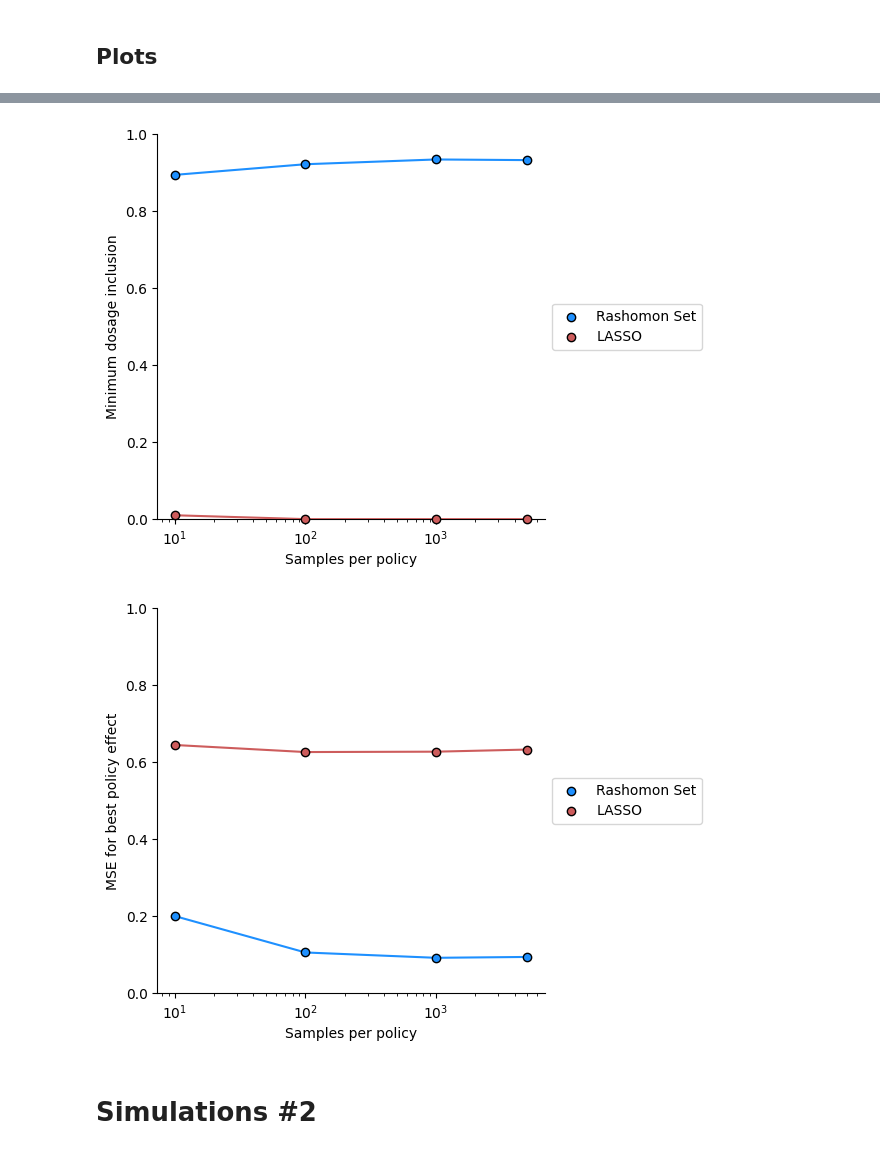
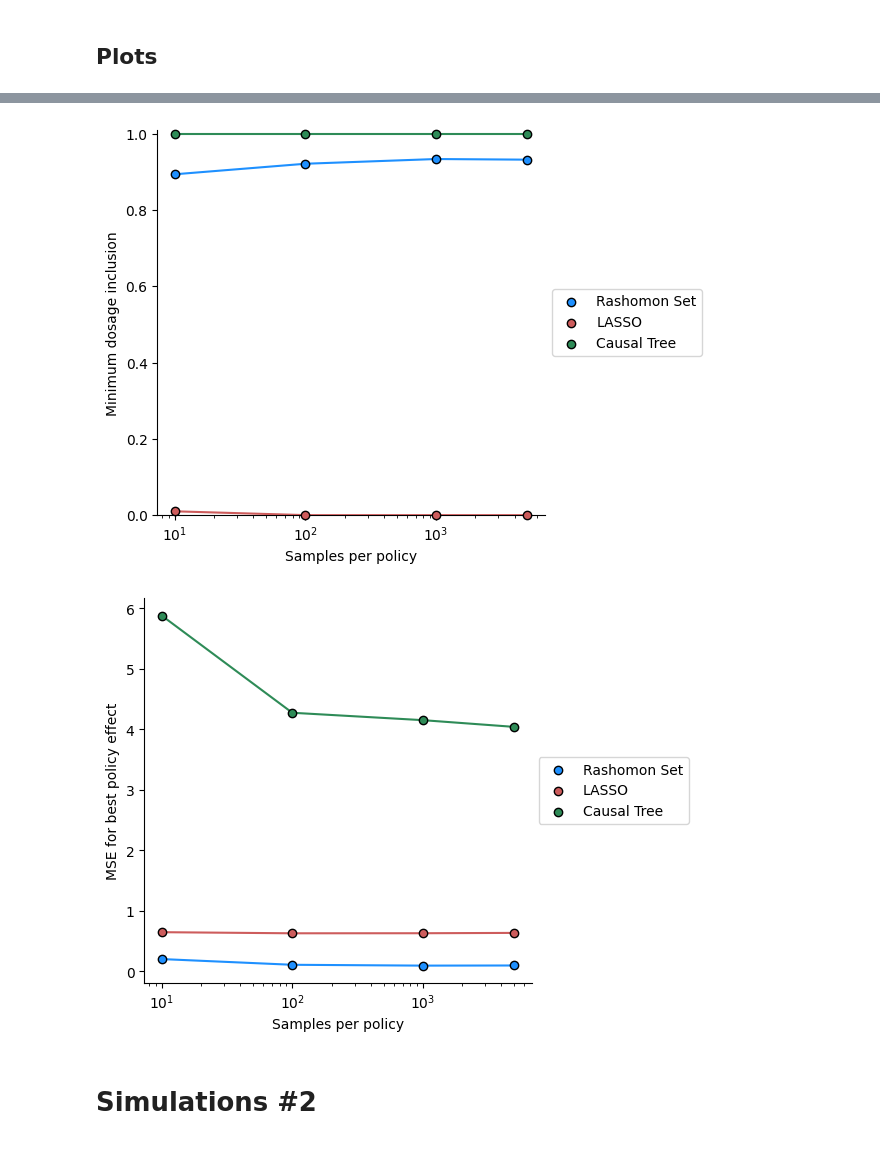
Before and after one commit to AparaV/rashomon-partition-sets, a Jupyter notebook: Code/analyze_results.ipynb, the cells around one changed output, grey strips where cells are left out. Drawn from its saved outputs; the diff is of its cells as text; code cells hidden in the pictures.

Commit message:
Analyze results from simulations

```diff
--- a/Code/analyze_results.ipynb
+++ b/Code/analyze_results.ipynb
@@ -32,3 +32,8 @@ lasso_raw_df.head()
 | 2 | 10 | 2 | 1.213292 | 1.753783 | 0.0 | False | 0.595090 |
 | 3 | 10 | 3 | 1.438126 | 1.972719 | 0.0 | False | 0.654070 |
 | 4 | 10 | 4 | 1.455133 | 1.967549 | 0.0 | False | 0.875831 |
+# %%
+ct_csv = "../Results/worst_case_causal_trees.csv"
+ct_raw_df = pd.read_csv(ct_csv)
+ct_raw_df = ct_raw_df.drop("Unnamed: 0", axis=1)
+ct_raw_df.head()
@@ -120,3 +132,24 @@ lasso_df.head(n=10)
 | 200 | 1000 | 0 | 1.319118 | 1.357715 | 1.398697 | 0.000230 | 1.839873 | 1.878554 | 1.925381 | ... |
 | 300 | 5000 | 0 | 1.342784 | 1.360589 | 1.375497 | 0.000043 | 1.864177 | 1.881055 | 1.895010 | ... |
 4 rows × 22 columns
+# %%
+ct_df = ct_raw_df.copy()
+
+ct_df["best_pol_MSE"] = ct_df["best_pol_diff"]**2
+sum_cols_ct = ["MSE", "IOU", "min_dosage", "best_pol_MSE"]
+
+for sum_col in sum_cols_ct:
+    result_min_col = sum_col + "_min"
+    result_avg_col = sum_col + "_mean"
+    result_max_col = sum_col + "_max"
+    result_var_col = sum_col + "_var"
+
+    ct_df[result_min_col] = ct_df.groupby("n_per_pol")[sum_col].transform("min")
+    ct_df[result_avg_col] = ct_df.groupby("n_per_pol")[sum_col].transform("mean")
+    ct_df[result_max_col] = ct_df.groupby("n_per_pol")[sum_col].transform("max")
+    ct_df[result_var_col] = ct_df.groupby("n_per_pol")[sum_col].transform("var")
+
+ct_df = ct_df.drop_duplicates("n_per_pol")
+ct_df = ct_df.drop(sum_cols_ct, axis=1)
+ct_df = ct_df.drop(["best_pol_diff"], axis=1)
+ct_df.head(n=10)
@@ -192,9 +243,16 @@ ax.scatter(lasso_df["n_per_pol"], lasso_df["min_dosage_mean"],
            color="indianred", edgecolor="black", zorder=3.5, clip_on=False,
            label="LASSO")
 
+
+ax.plot(ct_df["n_per_pol"], ct_df["min_dosage_mean"],
+        color="seagreen", zorder=3)
+ax.scatter(ct_df["n_per_pol"], ct_df["min_dosage_mean"],
+           color="seagreen", edgecolor="black", zorder=3.5, clip_on=False,
+           label="Causal Tree")
+
 ax.set_xscale("log")
 ax.set_xlabel("Samples per policy")
-ax.set_ylim(0, 1)
+ax.set_ylim(0, 1.01)
 ax.set_ylabel("Minimum dosage inclusion")
 
 ax.legend(loc="center left", bbox_to_anchor=(1, 0.5))
@@ -202,34 +260,40 @@ ax.legend(loc="center left", bbox_to_anchor=(1, 0.5))
 # plt.savefig("../Figures/worst_case/min_dosage_inclusion.png", dpi=300, bbox_inches="tight")
 plt.show()
 # %% [output]
-[figure, old version]
+[figure, new version]
 # %%
 fig, ax = plt.subplots(figsize=(5,5))
 
 ax.spines[['right', 'top']].set_visible(False)
 
 ax.plot(rashomon_df["n_per_pol"], rashomon_df["best_pol_MSE_mean"],
         color="dodgerblue", zorder=1)
 ax.scatter(rashomon_df["n_per_pol"], rashomon_df["best_pol_MSE_mean"],
            color="dodgerblue", edgecolor="black", zorder=1.1, label="Rashomon Set")
 
 ax.plot(lasso_df["n_per_pol"], lasso_df["best_pol_MSE_mean"],
         color="indianred", zorder=1)
 ax.scatter(lasso_df["n_per_pol"], lasso_df["best_pol_MSE_mean"],
            color="indianred", edgecolor="black", zorder=3, clip_on=False,
            label="LASSO")
 
+ax.plot(ct_df["n_per_pol"], ct_df["best_pol_MSE_mean"],
+        color="seagreen", zorder=1)
+ax.scatter(ct_df["n_per_pol"], ct_df["best_pol_MSE_mean"],
+           color="seagreen", edgecolor="black", zorder=3, clip_on=False,
+           label="Causal Tree")
+
 ax.set_xscale("log")
 ax.set_xlabel("Samples per policy")
-ax.set_ylim(0, 1)
+# ax.set_ylim(0, 1)
 ax.set_ylabel("MSE for best policy effect")
 
 ax.legend(loc="center left", bbox_to_anchor=(1, 0.5))
 
 # plt.savefig("../Figures/worst_case/best_policy_MSE.png", dpi=300, bbox_inches="tight")
 plt.show()
 # %% [output]
-[figure, old version]
+[figure, new version]
 # %% [markdown]
 # Simulations #2
 # %%
```
Also changed, not shown: parts of 16 cells of this notebook, 1 other file.
